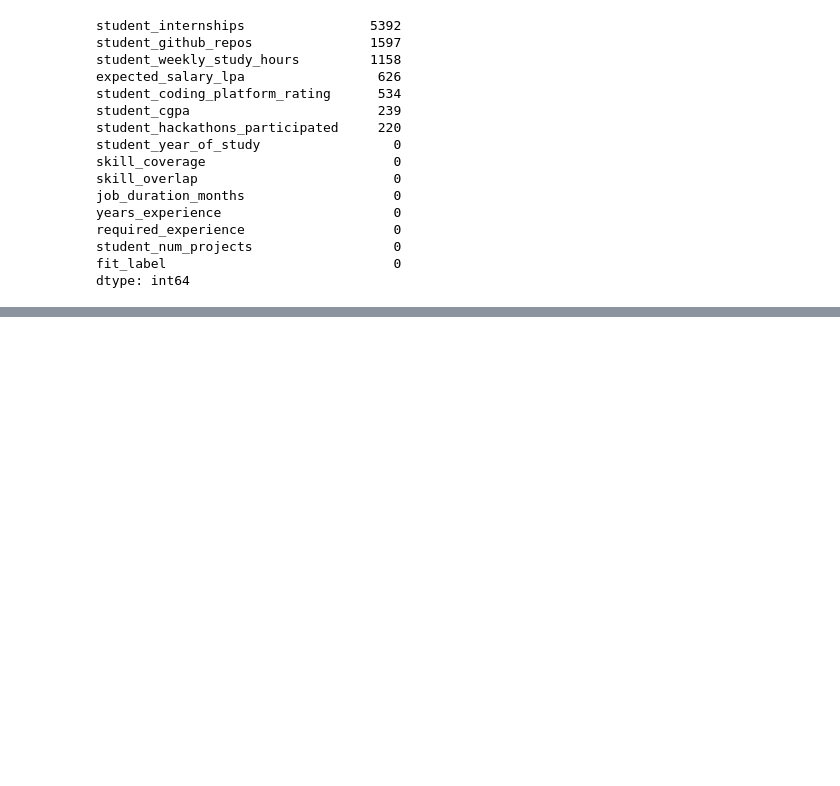
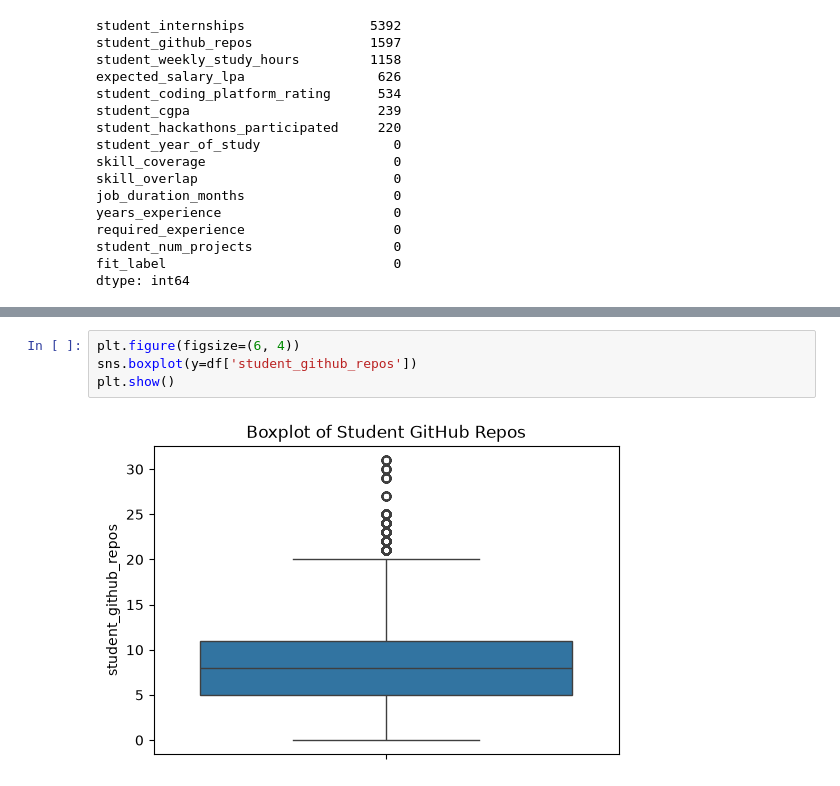
Before and after one commit to ashish-dev-hub/Vertex, a Jupyter notebook: EDA.ipynb, the cells around one changed output, grey strips where cells are left out. Cells and saved outputs as stored; diff of their text form; blank space fills up the shorter version.

```diff
--- a/EDA.ipynb
+++ b/EDA.ipynb
@@ -363,0 +372,6 @@ dtype: int64
+# %%
+plt.figure(figsize=(6, 4))
+sns.boxplot(y=df['student_github_repos'])
+plt.show()
+# %% [output]
+[figure, added]
```
Also changed, not shown: parts of 40 cells of this notebook.
